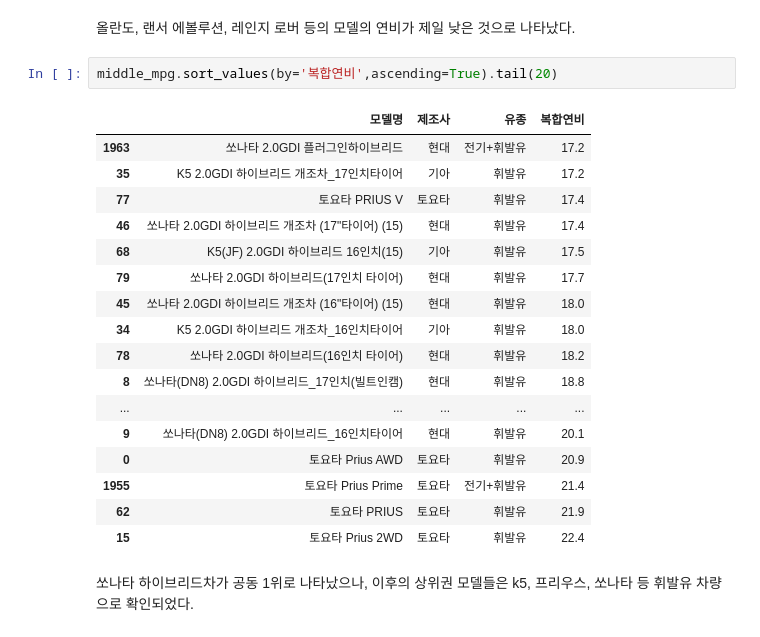
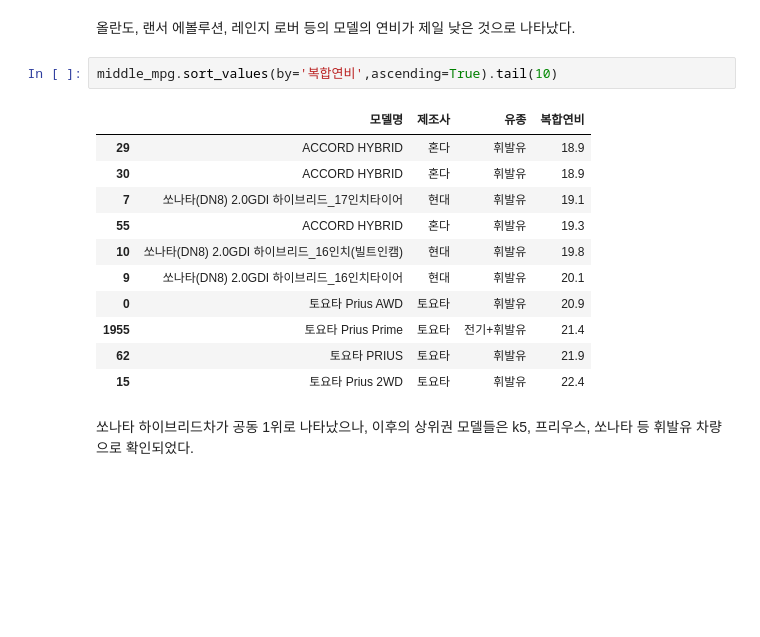
Before and after one commit to krousk/python-space, a Jupyter notebook: 파이썬 3조-남경훈 개인제출 script.ipynb, the cells around one changed output. Cells and saved outputs as stored; diff of their text form; blank space fills up the shorter version.

```diff
--- a/파이썬 3조-남경훈 개인제출 script.ipynb
+++ b/파이썬 3조-남경훈 개인제출 script.ipynb
@@ -712,20 +724,14 @@ middle_mpg.sort_values(by='복합연비',ascending=True).head(20)
 # %% [markdown]
 올란도, 랜서 에볼루션, 레인지 로버 등의 모델의 연비가 제일 낮은 것으로 나타났다.
 # %%
-middle_mpg.sort_values(by='복합연비',ascending=True).tail(20)
+middle_mpg.sort_values(by='복합연비',ascending=True).tail(10)
 # %% [output]
 |  | 모델명 | 제조사 | 유종 | 복합연비 |
-| 1963 | 쏘나타 2.0GDI 플러그인하이브리드 | 현대 | 전기+휘발유 | 17.2 |
-| 35 | K5 2.0GDI 하이브리드 개조차_17인치타이어 | 기아 | 휘발유 | 17.2 |
-| 77 | 토요타 PRIUS V | 토요타 | 휘발유 | 17.4 |
-| 46 | 쏘나타 2.0GDI 하이브리드 개조차 (17"타이어) (15) | 현대 | 휘발유 | 17.4 |
-| 68 | K5(JF) 2.0GDI 하이브리드 16인치(15) | 기아 | 휘발유 | 17.5 |
-| 79 | 쏘나타 2.0GDI 하이브리드(17인치 타이어) | 현대 | 휘발유 | 17.7 |
-| 45 | 쏘나타 2.0GDI 하이브리드 개조차 (16"타이어) (15) | 현대 | 휘발유 | 18.0 |
-| 34 | K5 2.0GDI 하이브리드 개조차_16인치타이어 | 기아 | 휘발유 | 18.0 |
-| 78 | 쏘나타 2.0GDI 하이브리드(16인치 타이어) | 현대 | 휘발유 | 18.2 |
-| 8 | 쏘나타(DN8) 2.0GDI 하이브리드_17인치(빌트인캠) | 현대 | 휘발유 | 18.8 |
-| ... | ... | ... | ... | ... |
+| 29 | ACCORD HYBRID | 혼다 | 휘발유 | 18.9 |
+| 30 | ACCORD HYBRID | 혼다 | 휘발유 | 18.9 |
+| 7 | 쏘나타(DN8) 2.0GDI 하이브리드_17인치타이어 | 현대 | 휘발유 | 19.1 |
+| 55 | ACCORD HYBRID | 혼다 | 휘발유 | 19.3 |
+| 10 | 쏘나타(DN8) 2.0GDI 하이브리드_16인치(빌트인캠) | 현대 | 휘발유 | 19.8 |
 | 9 | 쏘나타(DN8) 2.0GDI 하이브리드_16인치타이어 | 현대 | 휘발유 | 20.1 |
 | 0 | 토요타 Prius AWD | 토요타 | 휘발유 | 20.9 |
 | 1955 | 토요타 Prius Prime | 토요타 | 전기+휘발유 | 21.4 |
```
Also changed, not shown: parts of 80 cells of this notebook, 1 other file.
